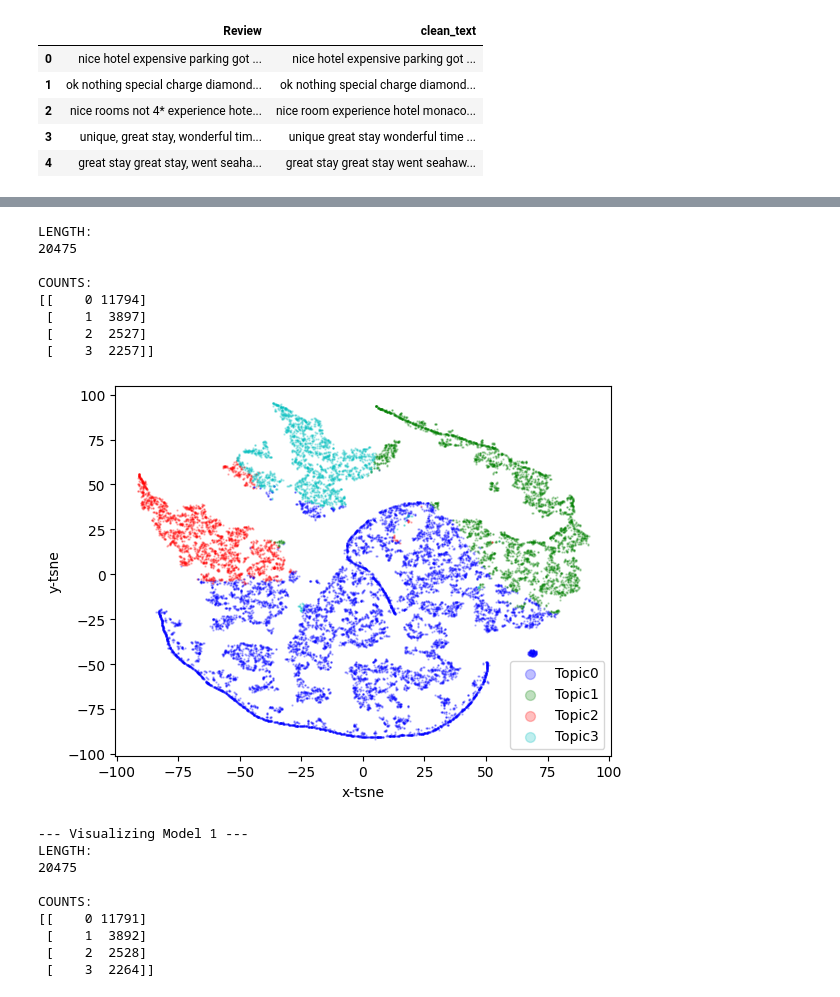
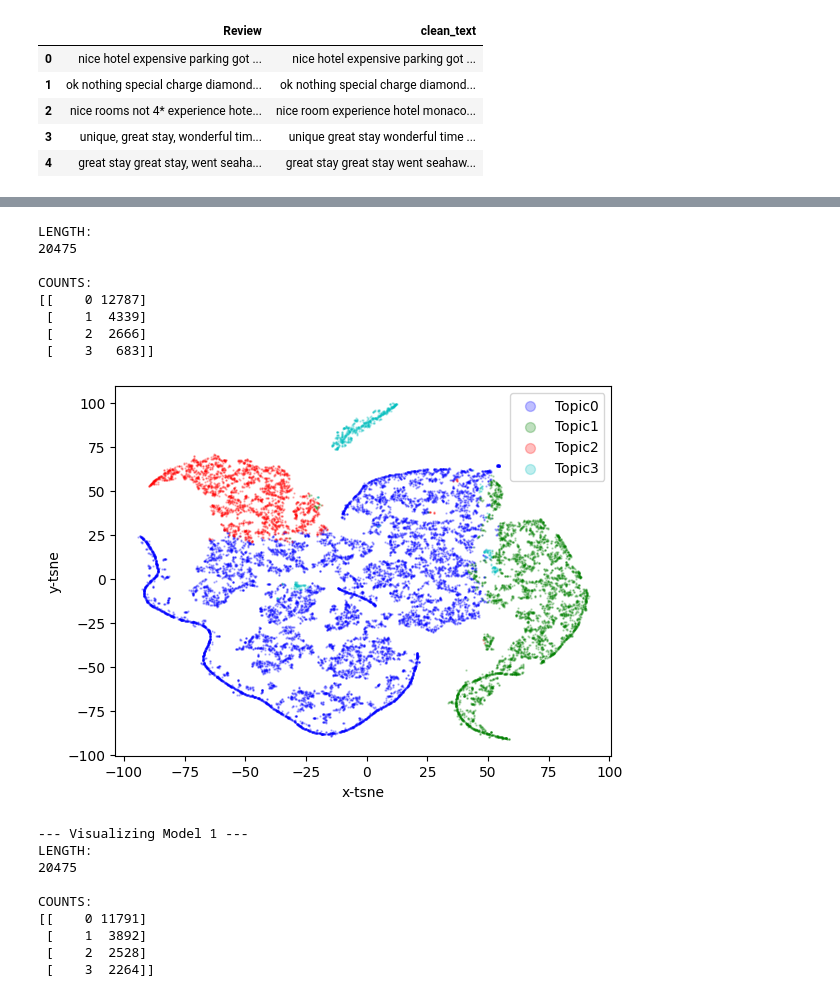
Before and after one commit to Hunteracademic/Unsupervised_assignment_1, a Jupyter notebook: FinalProject_Group04_AlexKravtsov_DanielCastiblanco_HunterWard.ipynb, the cells around one changed output, grey strips where cells are left out. Cells and saved outputs as stored; diff of their text form; code cells hidden in the pictures.

Commit message:
Removed words

```diff
--- a/FinalProject_Group04_AlexKravtsov_DanielCastiblanco_HunterWard.ipynb
+++ b/FinalProject_Group04_AlexKravtsov_DanielCastiblanco_HunterWard.ipynb
@@ -438,7 +430,7 @@ balanced_df = pd.concat([neg_neutral, positive_sampled]).reset_index(drop=True)
 balanced_df['clean_text'] = balanced_df['Tokens'].apply(lambda tokens: ' '.join(tokens))
 
 # --- Vectorization & Modeling (Bi-grams, K=4) ---
-bi_cv = CountVectorizer(max_df=0.85, min_df=5, max_features=2000, ngram_range=(2, 2))
+bi_cv = CountVectorizer(max_df=0.85, min_df=5, max_features=2000, stop_words=hotel_stop_words, ngram_range=(2, 2))
 dtm_bi = bi_cv.fit_transform(balanced_df['clean_text'])
 
 final_lda_bi = LatentDirichletAllocation(n_components=4, random_state=42, n_jobs=-1)
@@ -625,7 +617,7 @@ tfidf_number_words = 10
 
 tfidf_max_dfs = [0.85]
 tfidf_min_dfs = [2, 5, 10]
-tfidf_max_feats = [1000, 2000]
+tfidf_max_feats = [2000]
 
 tfidf_vectorizers = []
 for max_df in tfidf_max_dfs:
@@ -727,24 +714,24 @@ def plot_tsne(data, threshold):
 # %%
 
 nmf = sklearn.decomposition.NMF(
     n_components=4,
     solver='cd',
     random_state=0
 )
 
-nmf_transformed = nmf.fit_transform(tfidf_vectorizers[4].fit_transform(nmf_data['clean_text']))
+nmf_transformed = nmf.fit_transform(tfidf_vectorizers[1].fit_transform(nmf_data['clean_text']))
 
 plot_tsne(data=nmf_transformed, threshold=0)
 # %% [output]
 LENGTH:
 20475
 
 COUNTS:
-[[    0 11794]
- [    1  3897]
- [    2  2527]
- [    3  2257]]
+[[    0 12787]
+ [    1  4339]
+ [    2  2666]
+ [    3   683]]
-[figure, old version]
+[figure, new version]
 # %%
 import matplotlib.pyplot as plt
 from sklearn.decomposition import NMF
```
Also changed, not shown: parts of 5 cells of this notebook.
